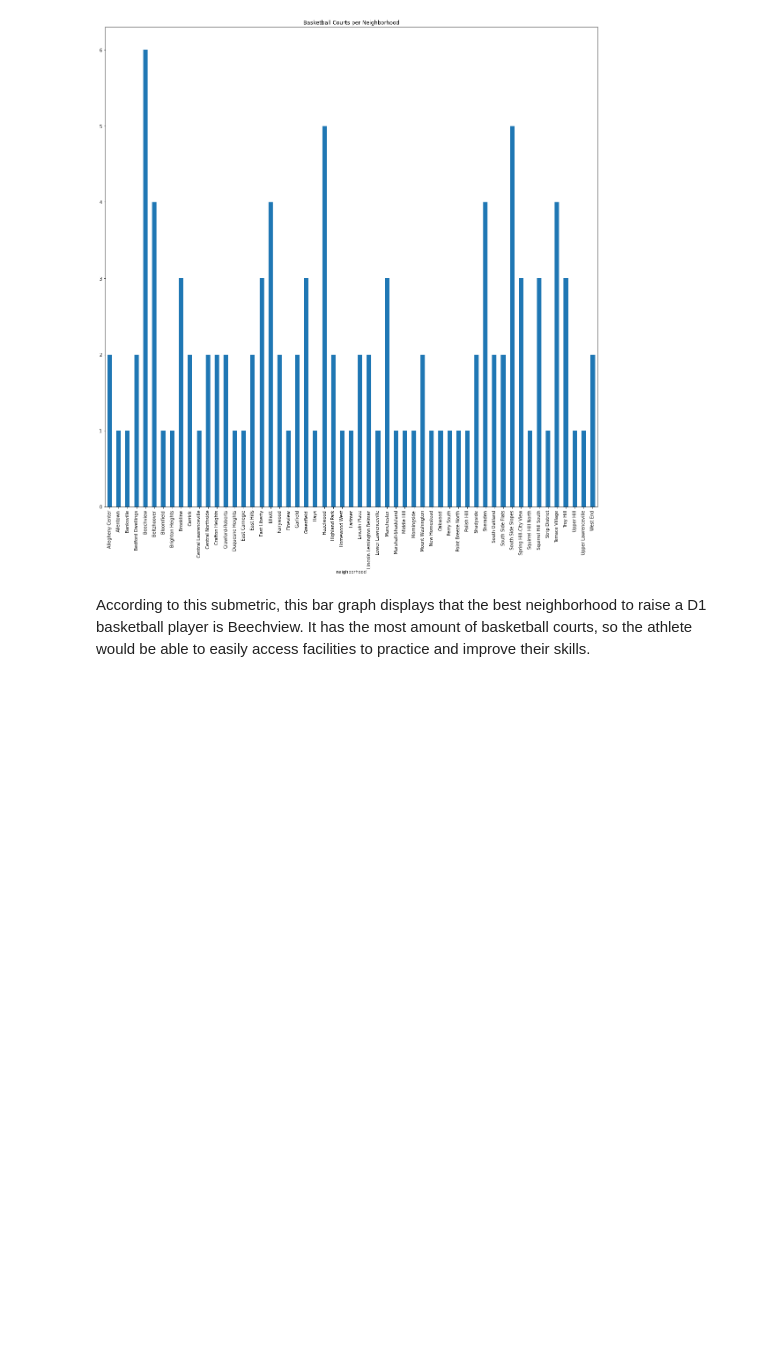
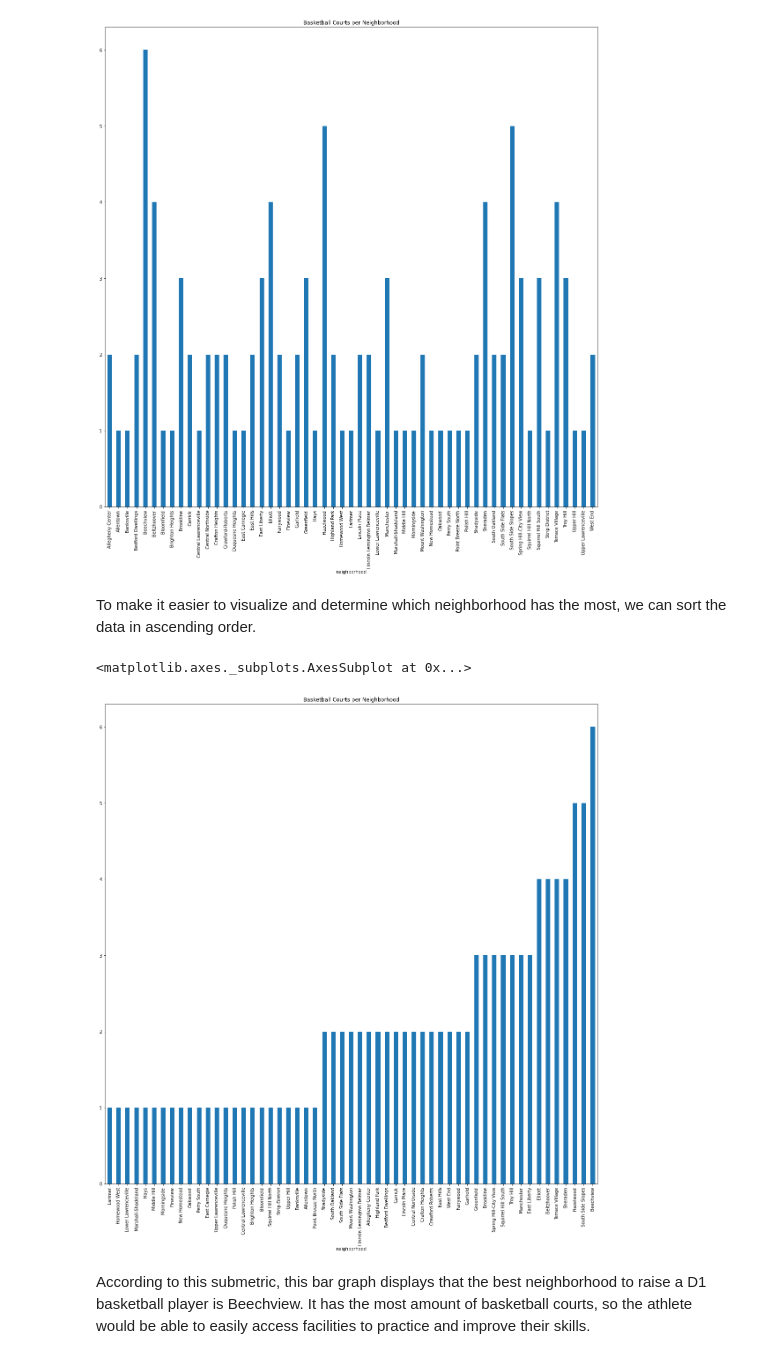
Before and after one commit to Margaret-O/Tres-Amigas-Final-Project, a Jupyter notebook: Final-Project-Courts/FinalProjectCourts.ipynb, the cells around one changed output. Saved outputs shown, nothing was run; the diff lists cells and outputs as text; code cells hidden in the pictures; blank space fills up the shorter version.

```diff
--- a/Final-Project-Courts/FinalProjectCourts.ipynb
+++ b/Final-Project-Courts/FinalProjectCourts.ipynb
@@ -11,5 +13,13 @@ neighborhoods["id"].plot.bar(figsize = (20, 20), title = "Basketball Courts per
 # %% [output]
 <matplotlib.axes._subplots.AxesSubplot at 0x...>
 [figure]
+# %% [markdown]
+To make it easier to visualize and determine which neighborhood has the most, we can sort the data in ascending order.
+# %%
+sortedNeighborhoods = neighborhoods.sort_values("id", )
+sortedNeighborhoods["id"].plot.bar(figsize = (20, 20), title = "Basketball Courts per Neighborhood")
+# %% [output]
+<matplotlib.axes._subplots.AxesSubplot at 0x...>
+[figure, added]
 # %% [markdown]
 According to this submetric, this bar graph displays that the best neighborhood to raise a D1 basketball player is Beechview. It has the most amount of basketball courts, so the athlete would be able to easily access facilities to practice and improve their skills.
```
Also changed, not shown: parts of 1 cell of this notebook, 2 other files.
